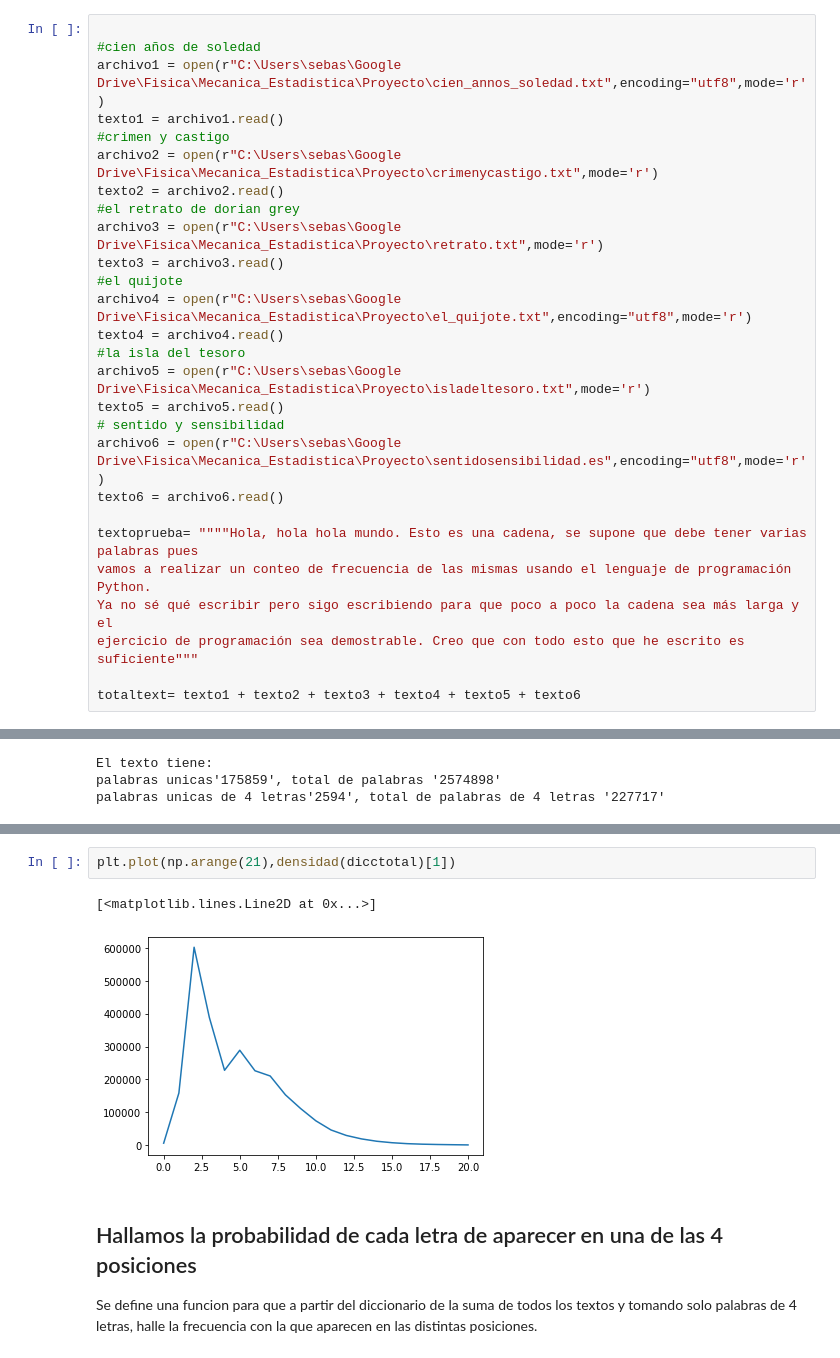
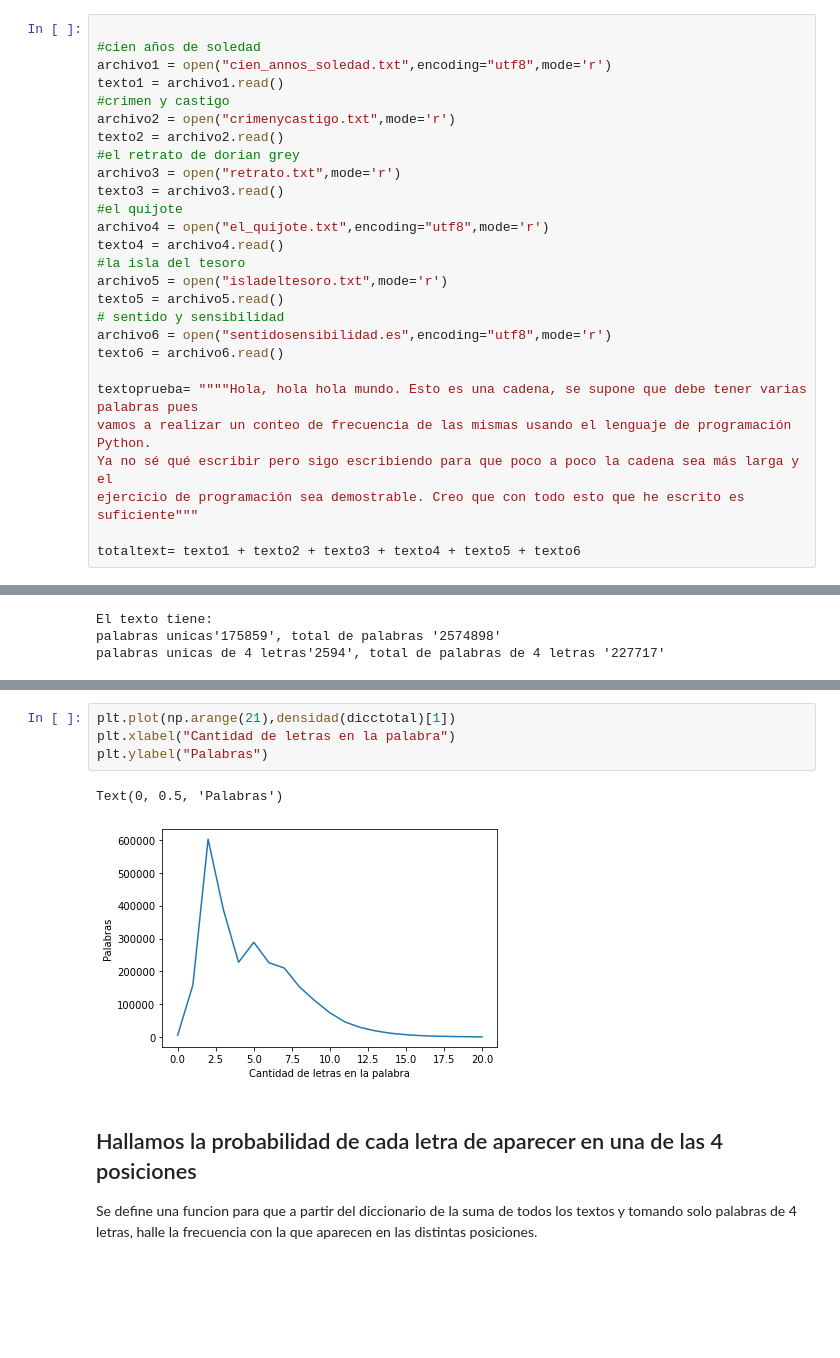
Before and after one commit to jscachayam/proyecto_mecanica_estadistica, a Jupyter notebook: programa_proyecto.ipynb, the cells around one changed output, grey strips where cells are left out. Saved outputs shown, nothing was run; the diff lists cells and outputs as text; blank space fills up the shorter version.

```diff
--- a/programa_proyecto.ipynb
+++ b/programa_proyecto.ipynb
@@ -13,22 +14,22 @@ import matplotlib.pyplot as plt
 # %%
 
 #cien años de soledad
-archivo1 = open(r"C:\Users\sebas\Google Drive\Fisica\Mecanica_Estadistica\Proyecto\cien_annos_soledad.txt",encoding="utf8",mode='r')
+archivo1 = open("cien_annos_soledad.txt",encoding="utf8",mode='r')
 texto1 = archivo1.read()
 #crimen y castigo
-archivo2 = open(r"C:\Users\sebas\Google Drive\Fisica\Mecanica_Estadistica\Proyecto\crimenycastigo.txt",mode='r')
+archivo2 = open("crimenycastigo.txt",mode='r')
 texto2 = archivo2.read()
 #el retrato de dorian grey
-archivo3 = open(r"C:\Users\sebas\Google Drive\Fisica\Mecanica_Estadistica\Proyecto\retrato.txt",mode='r')
+archivo3 = open("retrato.txt",mode='r')
 texto3 = archivo3.read()
 #el quijote
-archivo4 = open(r"C:\Users\sebas\Google Drive\Fisica\Mecanica_Estadistica\Proyecto\el_quijote.txt",encoding="utf8",mode='r')
+archivo4 = open("el_quijote.txt",encoding="utf8",mode='r')
 texto4 = archivo4.read()
 #la isla del tesoro
-archivo5 = open(r"C:\Users\sebas\Google Drive\Fisica\Mecanica_Estadistica\Proyecto\isladeltesoro.txt",mode='r')
+archivo5 = open("isladeltesoro.txt",mode='r')
 texto5 = archivo5.read()
 # sentido y sensibilidad
-archivo6 = open(r"C:\Users\sebas\Google Drive\Fisica\Mecanica_Estadistica\Proyecto\sentidosensibilidad.es",encoding="utf8",mode='r')
+archivo6 = open("sentidosensibilidad.es",encoding="utf8",mode='r')
 texto6 = archivo6.read()
 
 textoprueba= """"Hola, hola hola mundo. Esto es una cadena, se supone que debe tener varias palabras pues
@@ -246,8 +249,10 @@ plt.plot(np.arange(21),densidad(dicctotal)[0])
 # %%
 plt.plot(np.arange(21),densidad(dicctotal)[1])
+plt.xlabel("Cantidad de letras en la palabra")
+plt.ylabel("Palabras")
 # %% [output]
-[<matplotlib.lines.Line2D at 0x...>]
+Text(0, 0.5, 'Palabras')
-[figure, old version]
+[figure, new version]
 # %% [markdown]
 ## Hallamos la probabilidad de cada letra de aparecer en una de las 4 posiciones
 
```
Also changed, not shown: parts of 39 cells of this notebook.
